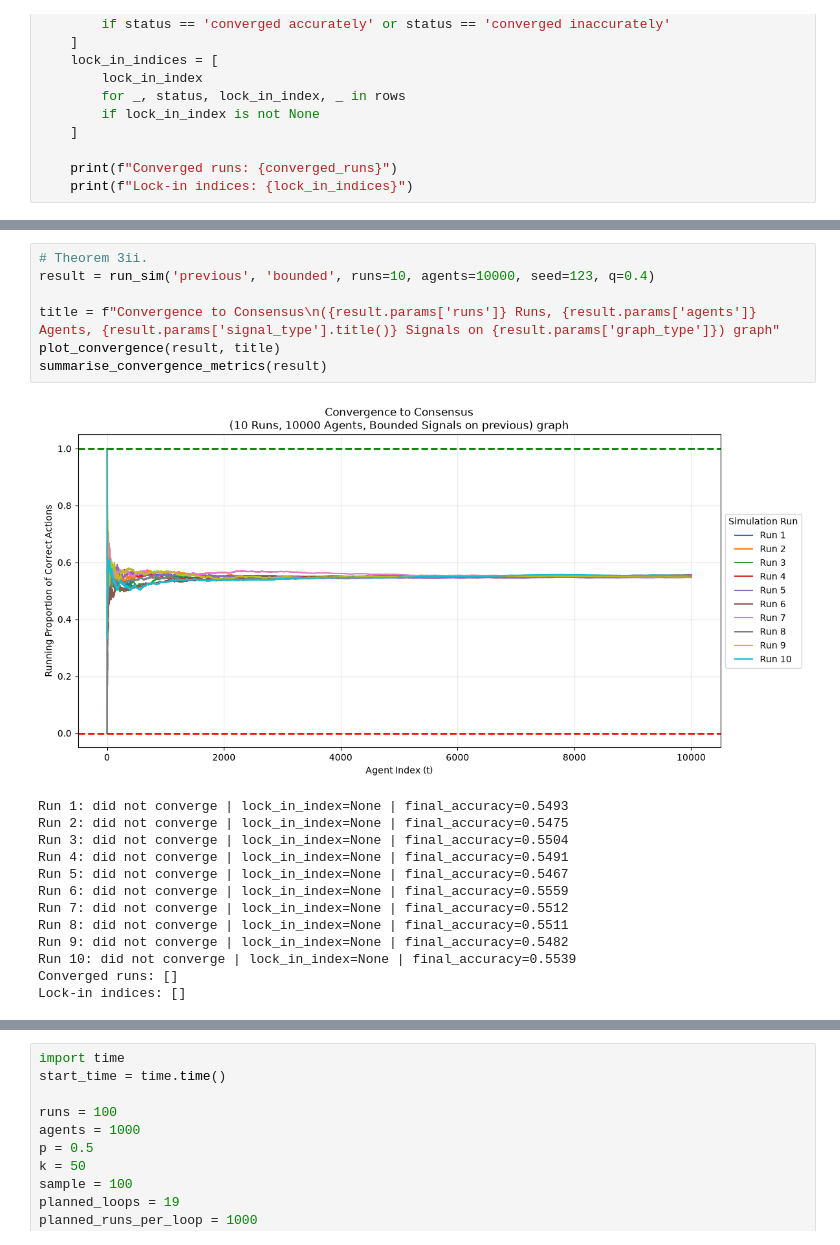
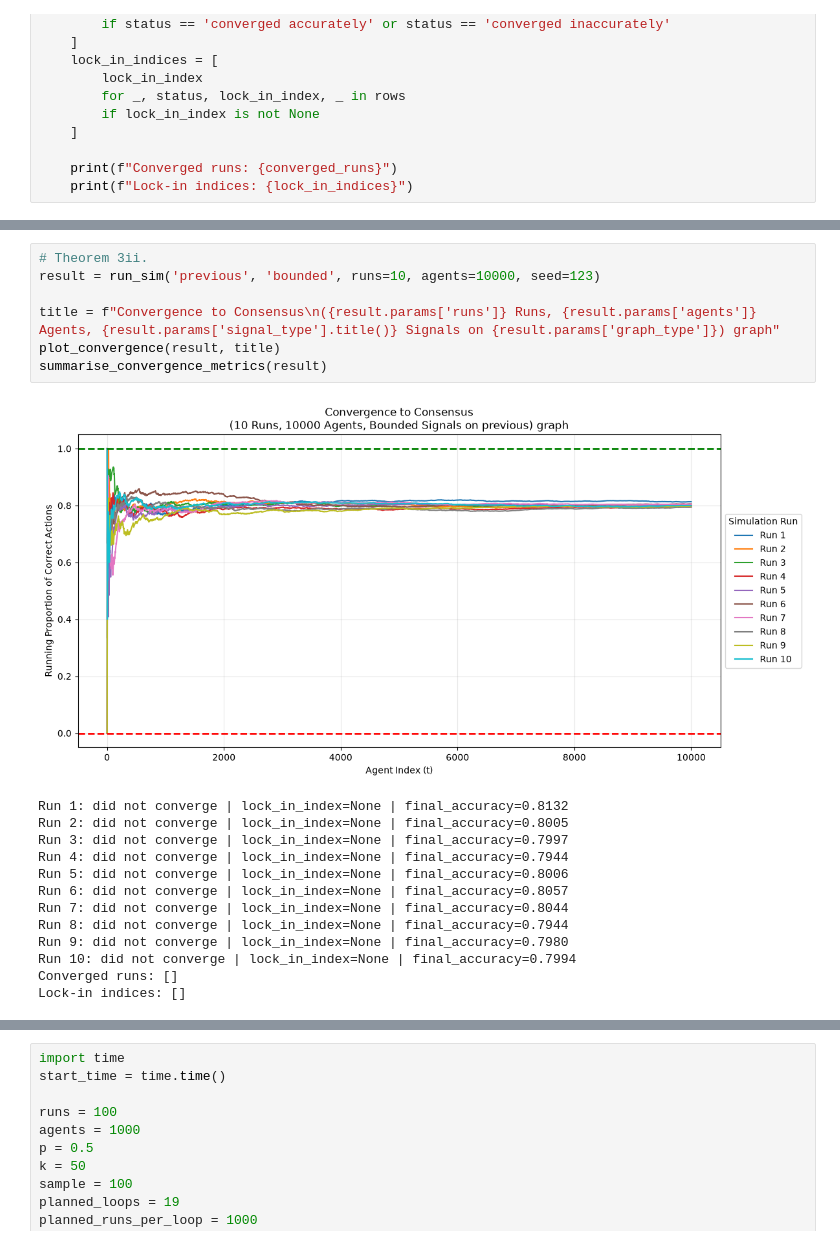
Before and after one commit to ys4ys4/Dynamic-Bayesian-Games-on-Random-Networks, a Jupyter notebook: SLM_testing.ipynb, the cells around one changed output, grey strips where cells are left out. Saved outputs shown, nothing was run; the diff lists cells and outputs as text.

```diff
--- a/SLM_testing.ipynb
+++ b/SLM_testing.ipynb
@@ -180,22 +184,22 @@ Lock-in indices: [0, 0, 2, 0, 0, 2, 2, 0, 0, 0, 1, 0, 0, 0, 0, 0, 0, 2, 0, 0, 0,
 # %%
 # Theorem 3ii.
-result = run_sim('previous', 'bounded', runs=10, agents=10000, seed=123, q=0.4)
+result = run_sim('previous', 'bounded', runs=10, agents=10000, seed=123)
 
 title = f"Convergence to Consensus\n({result.params['runs']} Runs, {result.params['agents']} Agents, {result.params['signal_type'].title()} Signals on {result.params['graph_type']}) graph"
 plot_convergence(result, title)
 summarise_convergence_metrics(result)
 # %% [output]
-[figure, old version]
+[figure, new version]
-Run 1: did not converge | lock_in_index=None | final_accuracy=0.5493
-Run 2: did not converge | lock_in_index=None | final_accuracy=0.5475
-Run 3: did not converge | lock_in_index=None | final_accuracy=0.5504
-Run 4: did not converge | lock_in_index=None | final_accuracy=0.5491
-Run 5: did not converge | lock_in_index=None | final_accuracy=0.5467
-Run 6: did not converge | lock_in_index=None | final_accuracy=0.5559
-Run 7: did not converge | lock_in_index=None | final_accuracy=0.5512
-Run 8: did not converge | lock_in_index=None | final_accuracy=0.5511
-Run 9: did not converge | lock_in_index=None | final_accuracy=0.5482
-Run 10: did not converge | lock_in_index=None | final_accuracy=0.5539
+Run 1: did not converge | lock_in_index=None | final_accuracy=0.8132
+Run 2: did not converge | lock_in_index=None | final_accuracy=0.8005
+Run 3: did not converge | lock_in_index=None | final_accuracy=0.7997
+Run 4: did not converge | lock_in_index=None | final_accuracy=0.7944
+Run 5: did not converge | lock_in_index=None | final_accuracy=0.8006
+Run 6: did not converge | lock_in_index=None | final_accuracy=0.8057
+Run 7: did not converge | lock_in_index=None | final_accuracy=0.8044
+Run 8: did not converge | lock_in_index=None | final_accuracy=0.7944
+Run 9: did not converge | lock_in_index=None | final_accuracy=0.7980
+Run 10: did not converge | lock_in_index=None | final_accuracy=0.7994
 Converged runs: []
 Lock-in indices: []
 # %%
```
Also changed, not shown: parts of 8 cells of this notebook, 1 other file.
